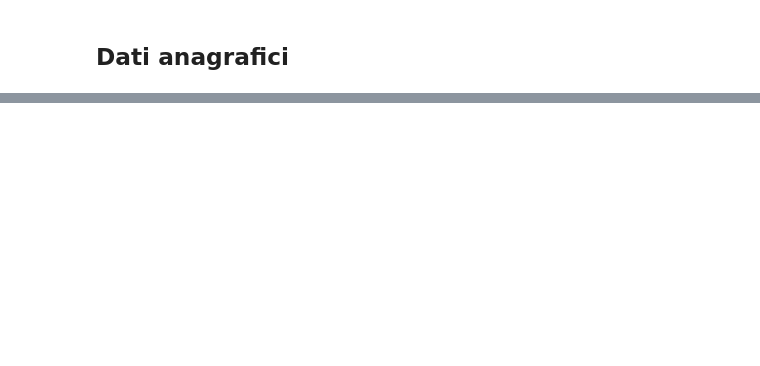
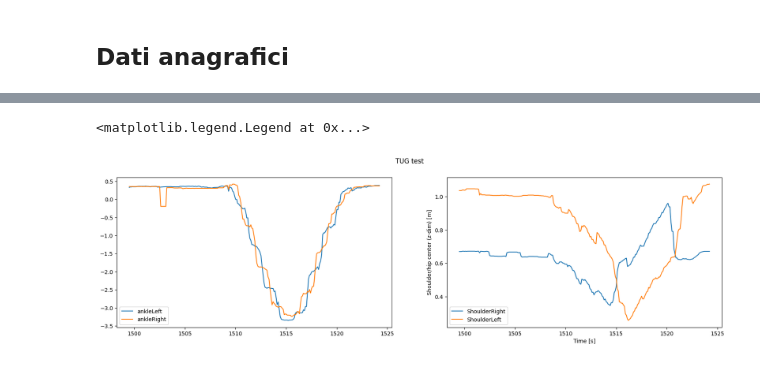
Before and after one commit to robotology/assistive-rehab, a Jupyter notebook: report/main_gen_report.ipynb, the cells around one changed output, grey strips where cells are left out. Cells and saved outputs as stored; diff of their text form; code cells hidden in the pictures; blank space fills up the shorter version.

```diff
--- a/report/main_gen_report.ipynb
+++ b/report/main_gen_report.ipynb
@@ -154,3 +161,18 @@ La valutazione è  Normale mobilità
+# %%
+fig, axs = plt.subplots(1,2,figsize=(20, 5))
+fig.suptitle('TUG test')
+axs[0].plot(time[0][0:-1], ankleLeft[:,1], label ='ankleLeft')
+axs[0].plot(time[0][0:-1], ankleRight[:,1], label ='ankleRight')
+axs[0].legend()
+
+
+axs[1].plot(time[0][0:-1], shoulderRight[:,0], label ='ShoulderRight')
+axs[1].plot(time[0][0:-1], shoulderLeft[:,0], label ='ShoulderLeft')
+axs[1].set(xlabel='Time [s]', ylabel='Shoulder/hip center (z-dim) [m]')
+axs[1].legend()
+# %% [output]
+<matplotlib.legend.Legend at 0x...>
+[figure, added]
 # %%
 fig, axs = plt.subplots(1,3,figsize=(20, 5))
 fig.suptitle('TUG test')
```
Also changed, not shown: parts of 12 cells of this notebook, 16 other files.
